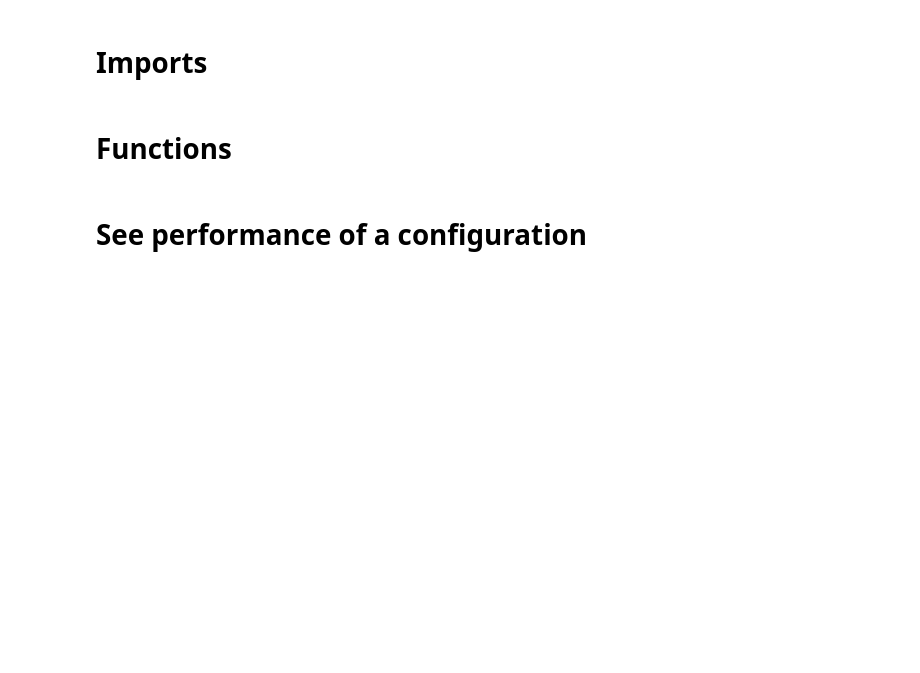
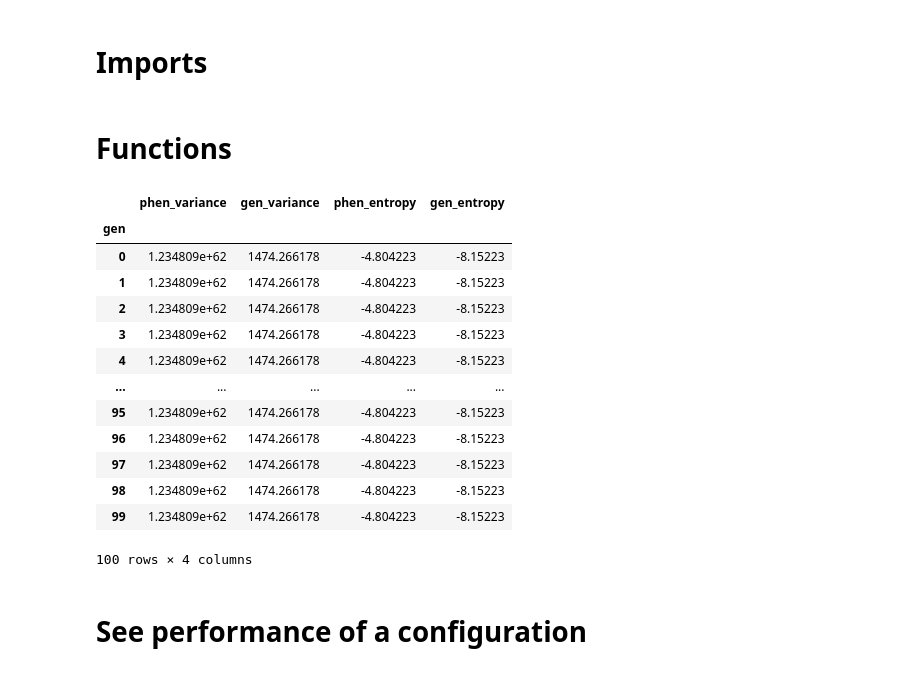
Before and after one commit to ph1001/GA_learning_Snake, a Jupyter notebook: 01_Snake/Statistical Analysis.ipynb, the cells around one changed output. Drawn from its saved outputs; the diff is of its cells as text; code cells hidden in the pictures; blank space fills up the shorter version.

```diff
--- a/01_Snake/Statistical Analysis.ipynb
+++ b/01_Snake/Statistical Analysis.ipynb
@@ -194,0 +165,45 @@ def data_sorting_diversity(folder_name):
+# %%
+def data_sorting_diversity(folder_name):
+
+    data = pd.DataFrame()
+
+    for i, data_dir in enumerate(os.listdir(os.path.join('data', folder_name))):
+
+        if i == 0:
+
+            data = pd.read_csv(os.path.join('data', folder_name, data_dir), header = None)
+            data.columns = ['gen','phen_variance', 'gen_variance', 'phen_entropy', 'gen_entropy']
+            data.set_index('gen', drop = True, inplace = True)
+
+        else:
+
+            data1 = pd.read_csv(os.path.join('data', folder_name, data_dir), header = None)
+            data1.columns = ['gen','phen_variance', 'gen_variance', 'phen_entropy', 'gen_entropy']
+            data1.set_index('gen', drop = True, inplace = True)
+
+            for column in data.columns:
+
+                data[column] += data1[column]
+
+    for column in data.columns:
+
+        data[column] = data[column].apply(lambda x: x / len(os.listdir(os.path.join('data', folder_name))))
+
+    return data
+# %%
+data_sorting_diversity('fit_sharing_false-div')
+# %% [output]
+|  | phen_variance | gen_variance | phen_entropy | gen_entropy |
+| gen |  |  |  |  |
+| 0 | 1.234809e+62 | 1474.266178 | -4.804223 | -8.15223 |
+| 1 | 1.234809e+62 | 1474.266178 | -4.804223 | -8.15223 |
+| 2 | 1.234809e+62 | 1474.266178 | -4.804223 | -8.15223 |
+| 3 | 1.234809e+62 | 1474.266178 | -4.804223 | -8.15223 |
+| 4 | 1.234809e+62 | 1474.266178 | -4.804223 | -8.15223 |
+| ... | ... | ... | ... | ... |
+| 95 | 1.234809e+62 | 1474.266178 | -4.804223 | -8.15223 |
+| 96 | 1.234809e+62 | 1474.266178 | -4.804223 | -8.15223 |
+| 97 | 1.234809e+62 | 1474.266178 | -4.804223 | -8.15223 |
+| 98 | 1.234809e+62 | 1474.266178 | -4.804223 | -8.15223 |
+| 99 | 1.234809e+62 | 1474.266178 | -4.804223 | -8.15223 |
+100 rows × 4 columns
```
Also changed, not shown: parts of 10 cells of this notebook, 1 other file.
